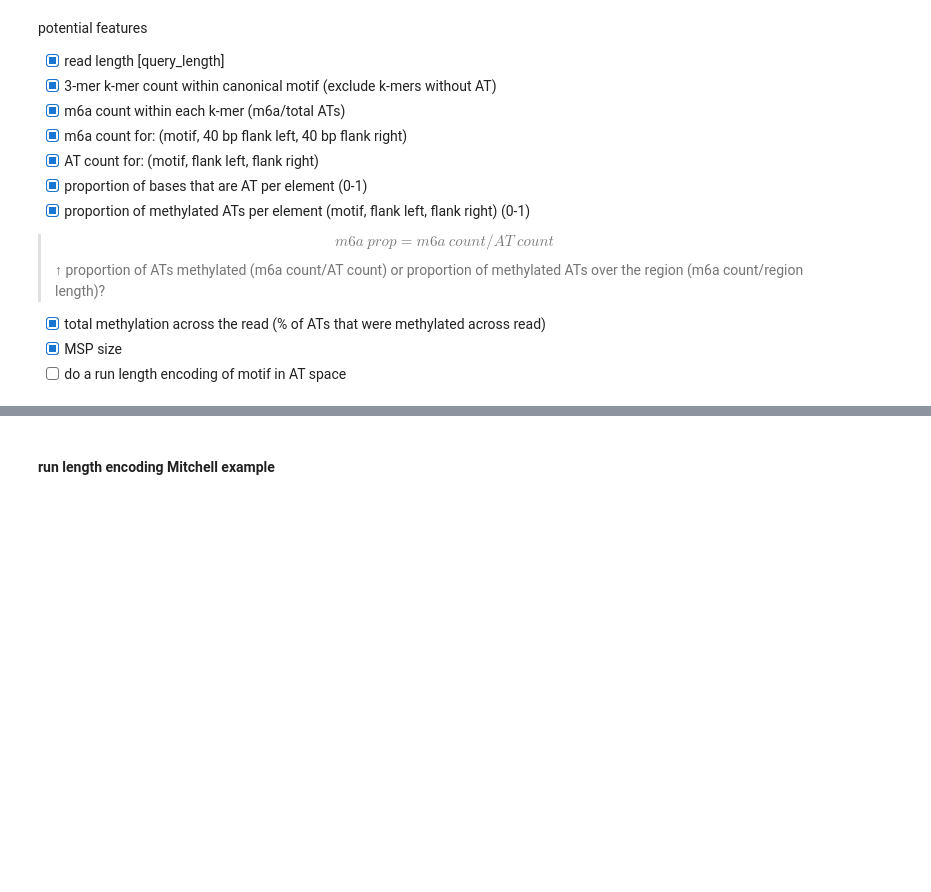
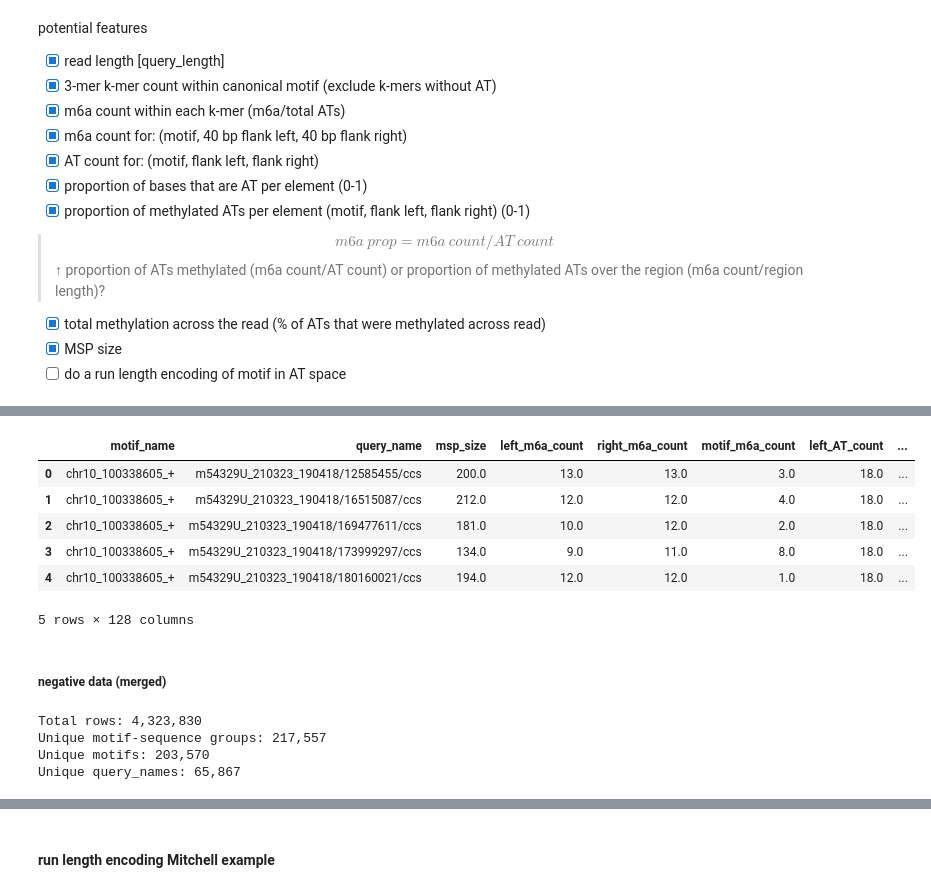
Before and after one commit to monikaperez/ctcf-footprinting, a Jupyter notebook: scripts/20230126_feature_collection_dev.ipynb, the cells around one changed output, grey strips where cells are left out. Drawn from its saved outputs; the diff is of its cells as text; code cells hidden in the pictures; blank space fills up the shorter version.

```diff
--- a/scripts/20230126_feature_collection_dev.ipynb
+++ b/scripts/20230126_feature_collection_dev.ipynb
@@ -718,0 +1066,14 @@ Wall time: 3.41 s
+# %%
+%%time
+
+# get all possible k-mers
+all_kmers = []
+for seq in df["subset_sequence"]:
+    all_kmers.extend(get_kmers(get_motif_seq(seq), 3))
+
+# sorted unique k-mers containing AT
+all_kmers = [*set(all_kmers)]
+all_kmers = sorted([kmer for kmer in all_kmers if ("T" in kmer) or ("A" in kmer)])
+
+# make k-mer columns
+kmer_cols = list(itertools.chain(*[[kmer+"_count", kmer+"_m6a_prop"] for kmer in all_kmers]))
@@ -718,0 +1083,8 @@ Wall time: 3.41 s
+# %%
+%%time
+# aggregate features
+res = df.groupby(grouping_cols).apply(lambda x: agg_features(x, kmer_cols)).reset_index()
+# change col dtypes for memory
+res[res.columns.tolist()[2:]] = res[res.columns.tolist()[2:]].apply(pd.to_numeric, downcast="float")
+print("Total rows: " + "{:,}".format(res.shape[0]))
+print("Total columns: " + "{:,}".format(res.shape[1]))
@@ -718,0 +1096,22 @@ Wall time: 3.41 s
+# %%
+res.head()
+# %% [output]
+|  | motif_name | query_name | msp_size | left_m6a_count | right_m6a_count | motif_m6a_count | left_AT_count | ... |
+| 0 | chr10_100338605_+ | m54329U_210323_190418/12585455/ccs | 200.0 | 13.0 | 13.0 | 3.0 | 18.0 | ... |
+| 1 | chr10_100338605_+ | m54329U_210323_190418/16515087/ccs | 212.0 | 12.0 | 12.0 | 4.0 | 18.0 | ... |
+| 2 | chr10_100338605_+ | m54329U_210323_190418/169477611/ccs | 181.0 | 10.0 | 12.0 | 2.0 | 18.0 | ... |
+| 3 | chr10_100338605_+ | m54329U_210323_190418/173999297/ccs | 134.0 | 9.0 | 11.0 | 8.0 | 18.0 | ... |
+| 4 | chr10_100338605_+ | m54329U_210323_190418/180160021/ccs | 194.0 | 12.0 | 12.0 | 1.0 | 18.0 | ... |
+5 rows × 128 columns
+# %% [markdown]
+##### negative data (merged)
+# %%
+print("Total rows: " + "{:,}".format(df.shape[0]))
+print("Unique motif-sequence groups: " + "{:,}".format(len(group_names)))
+print("Unique motifs: " + "{:,}".format(df["motif_name"].nunique()))
+print("Unique query_names: " + "{:,}".format(df["query_name"].nunique()))
+# %% [output]
+Total rows: 4,323,830
+Unique motif-sequence groups: 217,557
+Unique motifs: 203,570
+Unique query_names: 65,867
```
Also changed, not shown: parts of 95 cells of this notebook, 12 other files.
